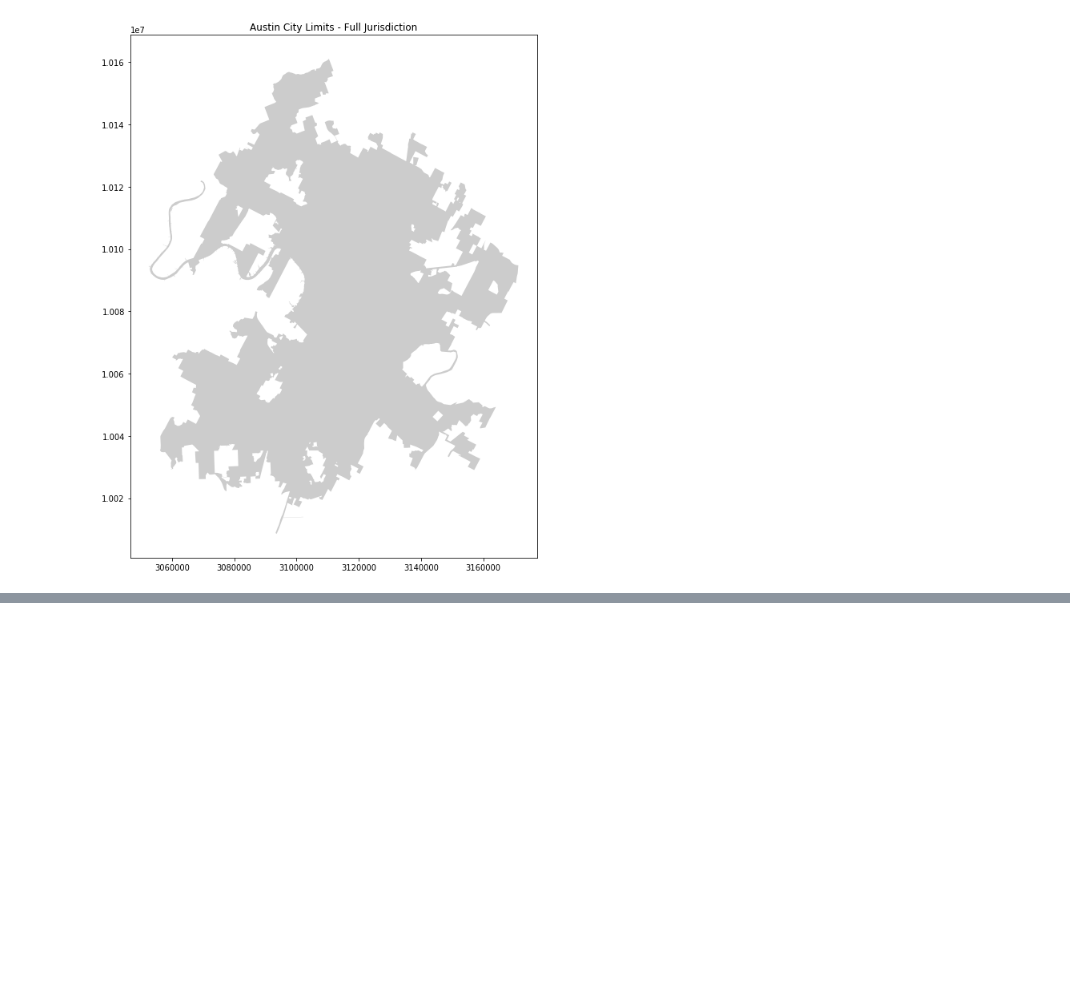
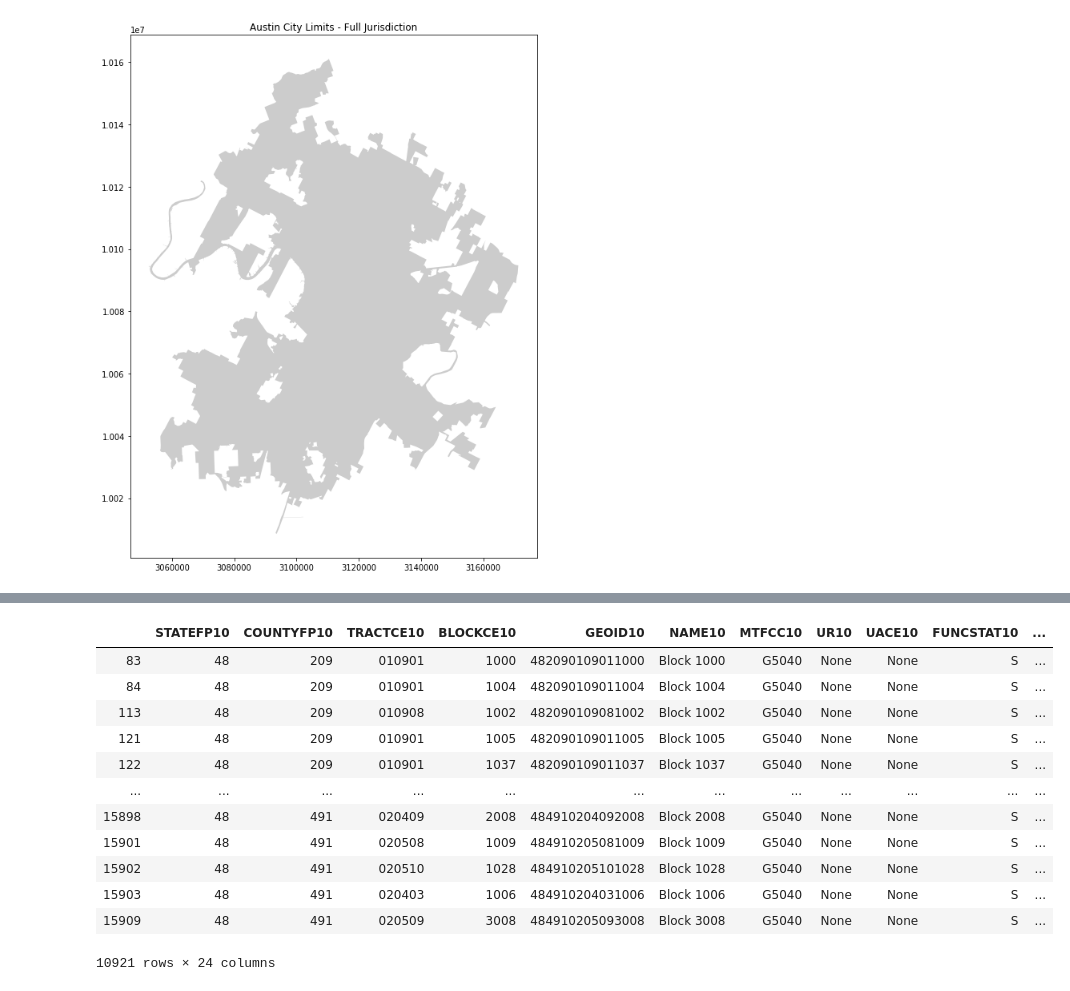
Before and after one commit to vsibarra/park-equity-atx, a Jupyter notebook: notebooks/UntitledJupTest.ipynb, the cells around one changed output, grey strips where cells are left out. Cells and saved outputs as stored; diff of their text form; code cells hidden in the pictures; blank space fills up the shorter version.

```diff
--- a/notebooks/UntitledJupTest.ipynb
+++ b/notebooks/UntitledJupTest.ipynb
@@ -42,0 +71,16 @@ acl.to_file("test_acl.shp")
+# %%
+cbintersection
+# %% [output]
+|  | STATEFP10 | COUNTYFP10 | TRACTCE10 | BLOCKCE10 | GEOID10 | NAME10 | MTFCC10 | UR10 | UACE10 | FUNCSTAT10 | ... |
+| 83 | 48 | 209 | 010901 | 1000 | 482090109011000 | Block 1000 | G5040 | None | None | S | ... |
+| 84 | 48 | 209 | 010901 | 1004 | 482090109011004 | Block 1004 | G5040 | None | None | S | ... |
+| 113 | 48 | 209 | 010908 | 1002 | 482090109081002 | Block 1002 | G5040 | None | None | S | ... |
+| 121 | 48 | 209 | 010901 | 1005 | 482090109011005 | Block 1005 | G5040 | None | None | S | ... |
+| 122 | 48 | 209 | 010901 | 1037 | 482090109011037 | Block 1037 | G5040 | None | None | S | ... |
+| ... | ... | ... | ... | ... | ... | ... | ... | ... | ... | ... | ... |
+| 15898 | 48 | 491 | 020409 | 2008 | 484910204092008 | Block 2008 | G5040 | None | None | S | ... |
+| 15901 | 48 | 491 | 020508 | 1009 | 484910205081009 | Block 1009 | G5040 | None | None | S | ... |
+| 15902 | 48 | 491 | 020510 | 1028 | 484910205101028 | Block 1028 | G5040 | None | None | S | ... |
+| 15903 | 48 | 491 | 020403 | 1006 | 484910204031006 | Block 1006 | G5040 | None | None | S | ... |
+| 15909 | 48 | 491 | 020509 | 3008 | 484910205093008 | Block 3008 | G5040 | None | None | S | ... |
+10921 rows × 24 columns
```
Also changed, not shown: parts of 8 cells of this notebook.
